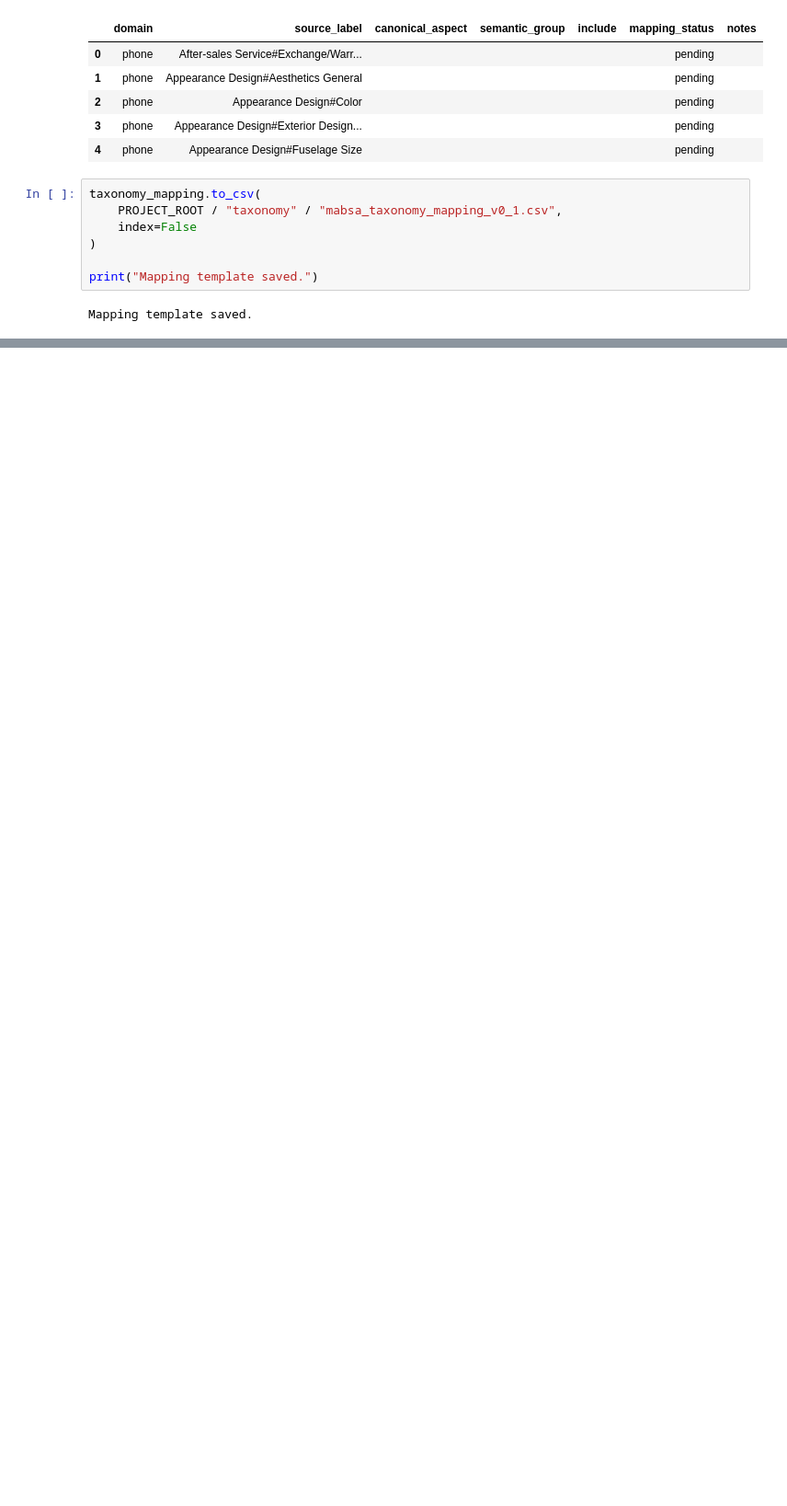
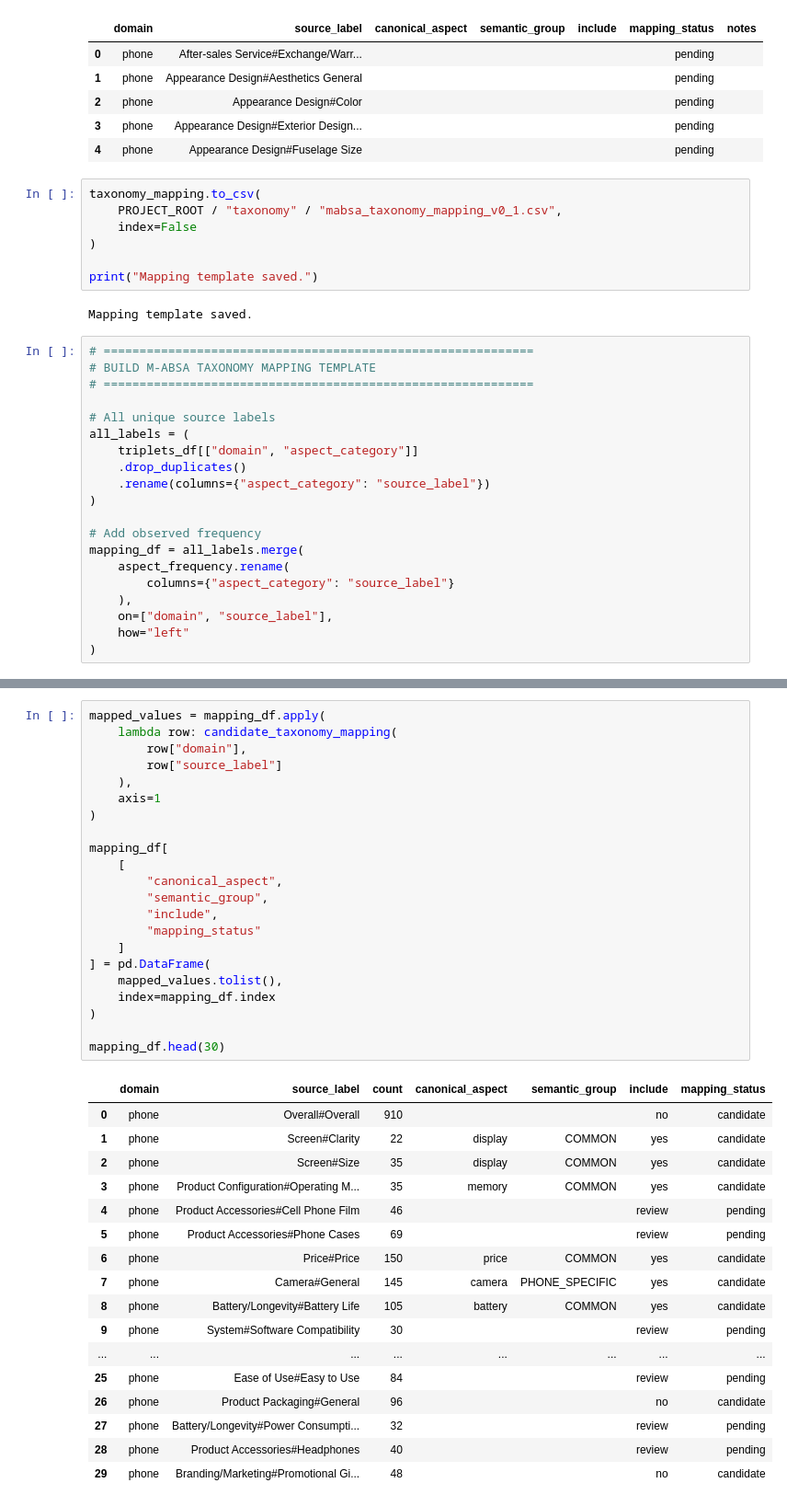
Before and after one commit to IsharaSaranga/J26-DS-349, a Jupyter notebook: component_1/notebooks/01_dataset_inspection.ipynb, the cells around one changed output, grey strips where cells are left out. Shown at 92% size. Cells and saved outputs as stored; diff of their text form; blank space fills up the shorter version.

```diff
--- a/component_1/notebooks/01_dataset_inspection.ipynb
+++ b/component_1/notebooks/01_dataset_inspection.ipynb
@@ -572,3 +572,23 @@ taxonomy_mapping.to_csv(
 print("Mapping template saved.")
 # %% [output]
 Mapping template saved.
+# %%
+# ============================================================
+# BUILD M-ABSA TAXONOMY MAPPING TEMPLATE
+# ============================================================
+
+# All unique source labels
+all_labels = (
+    triplets_df[["domain", "aspect_category"]]
+    .drop_duplicates()
+    .rename(columns={"aspect_category": "source_label"})
+)
+
+# Add observed frequency
+mapping_df = all_labels.merge(
+    aspect_frequency.rename(
+        columns={"aspect_category": "source_label"}
+    ),
+    on=["domain", "source_label"],
+    how="left"
+)
@@ -574,0 +734,40 @@ Mapping template saved.
+# %%
+mapped_values = mapping_df.apply(
+    lambda row: candidate_taxonomy_mapping(
+        row["domain"],
+        row["source_label"]
+    ),
+    axis=1
+)
+
+mapping_df[
+    [
+        "canonical_aspect",
+        "semantic_group",
+        "include",
+        "mapping_status"
+    ]
+] = pd.DataFrame(
+    mapped_values.tolist(),
+    index=mapping_df.index
+)
+
+mapping_df.head(30)
+# %% [output]
+|  | domain | source_label | count | canonical_aspect | semantic_group | include | mapping_status |
+| 0 | phone | Overall#Overall | 910 |  |  | no | candidate |
+| 1 | phone | Screen#Clarity | 22 | display | COMMON | yes | candidate |
+| 2 | phone | Screen#Size | 35 | display | COMMON | yes | candidate |
+| 3 | phone | Product Configuration#Operating M... | 35 | memory | COMMON | yes | candidate |
+| 4 | phone | Product Accessories#Cell Phone Film | 46 |  |  | review | pending |
+| 5 | phone | Product Accessories#Phone Cases | 69 |  |  | review | pending |
+| 6 | phone | Price#Price | 150 | price | COMMON | yes | candidate |
+| 7 | phone | Camera#General | 145 | camera | PHONE_SPECIFIC | yes | candidate |
+| 8 | phone | Battery/Longevity#Battery Life | 105 | battery | COMMON | yes | candidate |
+| 9 | phone | System#Software Compatibility | 30 |  |  | review | pending |
+| ... | ... | ... | ... | ... | ... | ... | ... |
+| 25 | phone | Ease of Use#Easy to Use | 84 |  |  | review | pending |
+| 26 | phone | Product Packaging#General | 96 |  |  | no | candidate |
+| 27 | phone | Battery/Longevity#Power Consumpti... | 32 |  |  | review | pending |
+| 28 | phone | Product Accessories#Headphones | 40 |  |  | review | pending |
+| 29 | phone | Branding/Marketing#Promotional Gi... | 48 |  |  | no | candidate |
```
Also changed, not shown: parts of 16 cells of this notebook, 6 other files.
